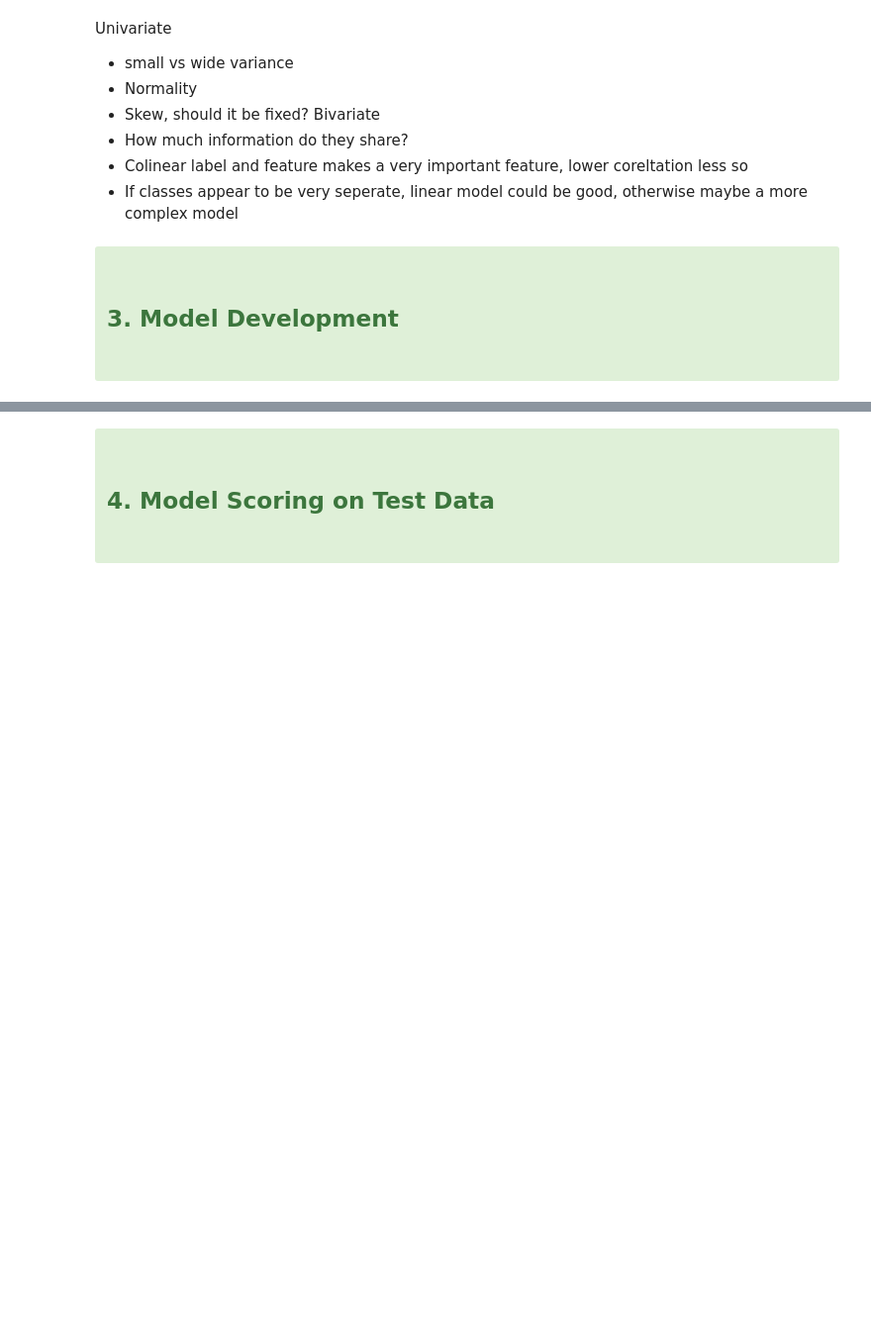
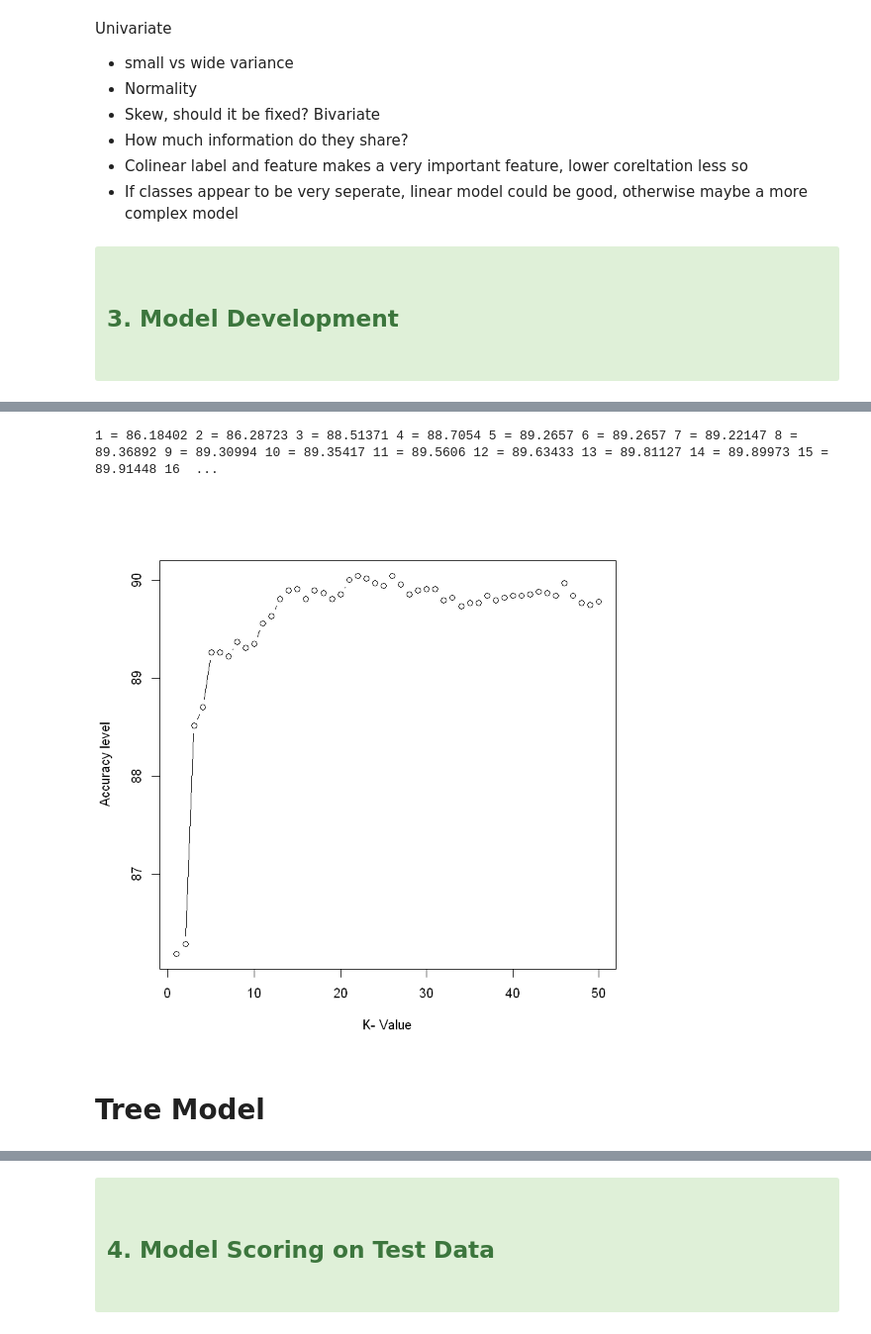
Before and after one commit to 20spaghetti/Customer-Churn-Prediction, a Jupyter notebook: Customer Churn Prediction.ipynb, the cells around one changed output, grey strips where cells are left out. Shown at 99% size. Cells and saved outputs as stored; diff of their text form; code cells hidden in the pictures; blank space fills up the shorter version.

```diff
--- a/Customer Churn Prediction.ipynb
+++ b/Customer Churn Prediction.ipynb
@@ -1060,0 +1026,2 @@ Say something like: The data relationships looked very complex, so non linear me
+# %%
+pred.knn2 <- knn(training[,c(2,4,15,16)],validation[,c(2,4,15,16)],cl=training[,17],k=10)
@@ -1060,0 +1048,17 @@ Say something like: The data relationships looked very complex, so non linear me
+# %%
+i=1
+k.optm=1
+for (i in seq(1,50)){
+    pred.knn2 <- knn(training[,c(2,4,15,16)],validation[,c(2,4,15,16)],cl=training[,17],k=i)
+    k.optm[i] <- 100 * confusionMatrix(pred.knn2, validation[,17], positive="0")$overall[1]
+    k=i
+    cat(k,'=',k.optm[i],'')
+}
+# %% [output]
+1 = 86.18402 2 = 86.28723 3 = 88.51371 4 = 88.7054 5 = 89.2657 6 = 89.2657 7 = 89.22147 8 = 89.36892 9 = 89.30994 10 = 89.35417 11 = 89.5606 12 = 89.63433 13 = 89.81127 14 = 89.89973 15 = 89.91448 16  ...
+# %%
+plot(k.optm, type="b", xlab="K- Value",ylab="Accuracy level")
+# %% [output]
+[figure, added]
+# %% [markdown]
+# Tree Model
```
Also changed, not shown: parts of 82 cells of this notebook.
